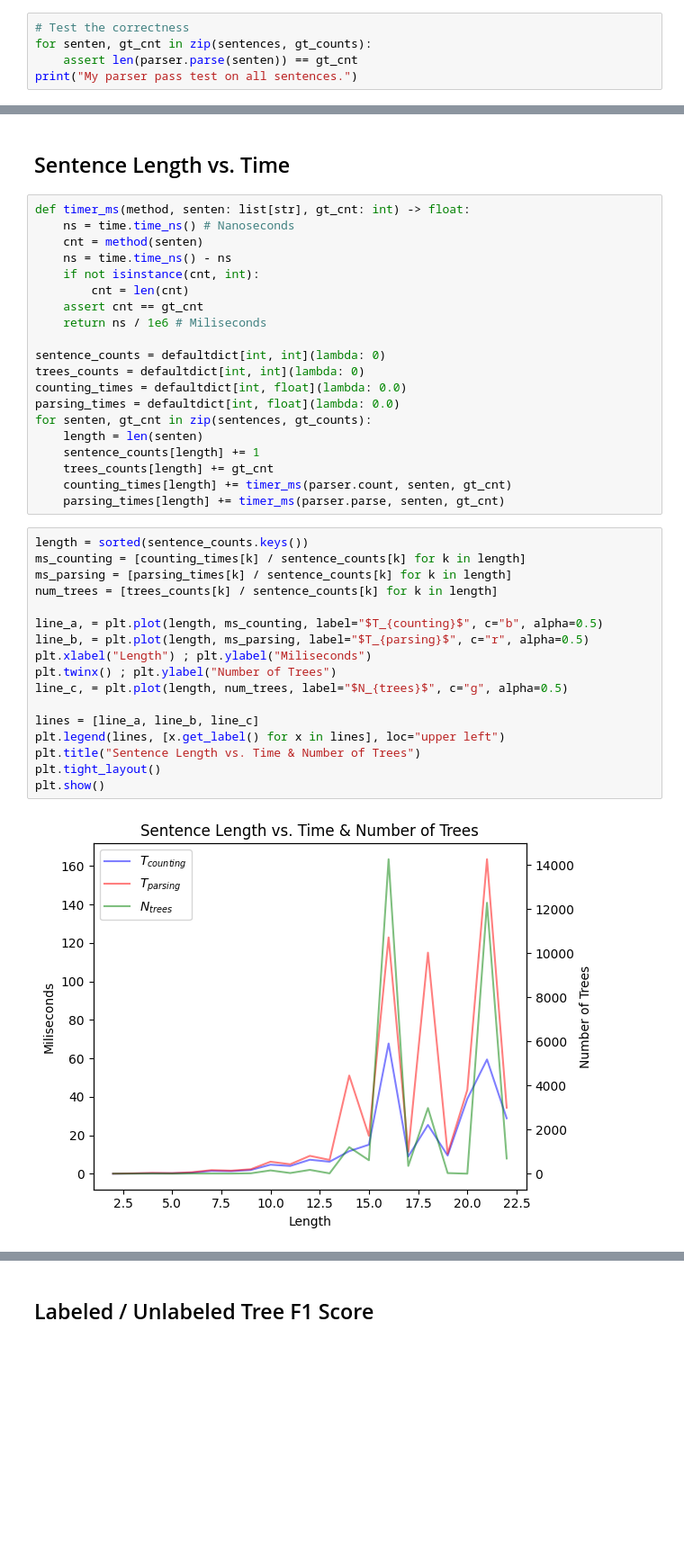
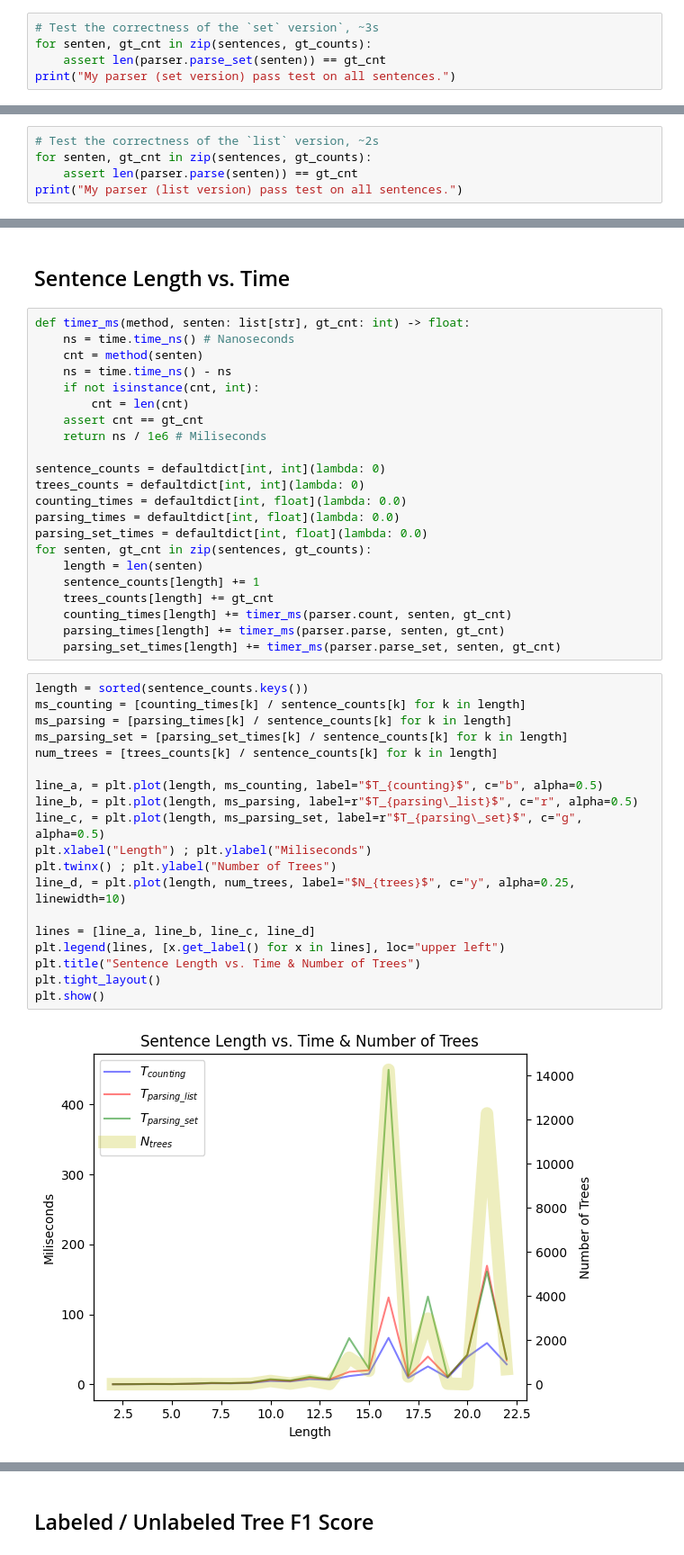
Before and after one commit to alexander7xu/saar_cl, a Jupyter notebook: 3_cky_parsing/main.ipynb, the cells around one changed output, grey strips where cells are left out. Shown at 90% size. Cells and saved outputs as stored; diff of their text form; blank space fills up the shorter version.

Commit message:
Assignment 3: Add set version parse

```diff
--- a/3_cky_parsing/main.ipynb
+++ b/3_cky_parsing/main.ipynb
@@ -153,8 +153,8 @@ for american airlines i need round trip airfare from new york to san diego .
 # %% [markdown]
 ## Parser
 # %%
-# Test the correctness
+# Test the correctness of the `set` version`, ~3s
 for senten, gt_cnt in zip(sentences, gt_counts):
-    assert len(parser.parse(senten)) == gt_cnt
-print("My parser pass test on all sentences.")
+    assert len(parser.parse_set(senten)) == gt_cnt
+print("My parser (set version) pass test on all sentences.")
 # %% [output]
@@ -161,0 +162,5 @@ My parser pass test on all sentences.
+# %%
+# Test the correctness of the `list` version, ~2s
+for senten, gt_cnt in zip(sentences, gt_counts):
+    assert len(parser.parse(senten)) == gt_cnt
+print("My parser (list version) pass test on all sentences.")
@@ -234,31 +243,35 @@ sentence_counts = defaultdict[int, int](lambda: 0)
 trees_counts = defaultdict[int, int](lambda: 0)
 counting_times = defaultdict[int, float](lambda: 0.0)
 parsing_times = defaultdict[int, float](lambda: 0.0)
+parsing_set_times = defaultdict[int, float](lambda: 0.0)
 for senten, gt_cnt in zip(sentences, gt_counts):
     length = len(senten)
     sentence_counts[length] += 1
     trees_counts[length] += gt_cnt
     counting_times[length] += timer_ms(parser.count, senten, gt_cnt)
     parsing_times[length] += timer_ms(parser.parse, senten, gt_cnt)
+    parsing_set_times[length] += timer_ms(parser.parse_set, senten, gt_cnt)
 # %%
 length = sorted(sentence_counts.keys())
 ms_counting = [counting_times[k] / sentence_counts[k] for k in length]
 ms_parsing = [parsing_times[k] / sentence_counts[k] for k in length]
+ms_parsing_set = [parsing_set_times[k] / sentence_counts[k] for k in length]
 num_trees = [trees_counts[k] / sentence_counts[k] for k in length]
 
 line_a, = plt.plot(length, ms_counting, label="$T_{counting}$", c="b", alpha=0.5)
-line_b, = plt.plot(length, ms_parsing, label="$T_{parsing}$", c="r", alpha=0.5)
+line_b, = plt.plot(length, ms_parsing, label=r"$T_{parsing\_list}$", c="r", alpha=0.5)
+line_c, = plt.plot(length, ms_parsing_set, label=r"$T_{parsing\_set}$", c="g", alpha=0.5)
 plt.xlabel("Length") ; plt.ylabel("Miliseconds")
 plt.twinx() ; plt.ylabel("Number of Trees")
-line_c, = plt.plot(length, num_trees, label="$N_{trees}$", c="g", alpha=0.5)
+line_d, = plt.plot(length, num_trees, label="$N_{trees}$", c="y", alpha=0.25, linewidth=10)
 
-lines = [line_a, line_b, line_c]
+lines = [line_a, line_b, line_c, line_d]
 plt.legend(lines, [x.get_label() for x in lines], loc="upper left")
 plt.title("Sentence Length vs. Time & Number of Trees")
 plt.tight_layout()
 plt.show()
 # %% [output]
-[figure, old version]
+[figure, new version]
 # %% [markdown]
 **Disscussion**
 
```
Also changed, not shown: parts of 17 cells of this notebook, 3 other files.
